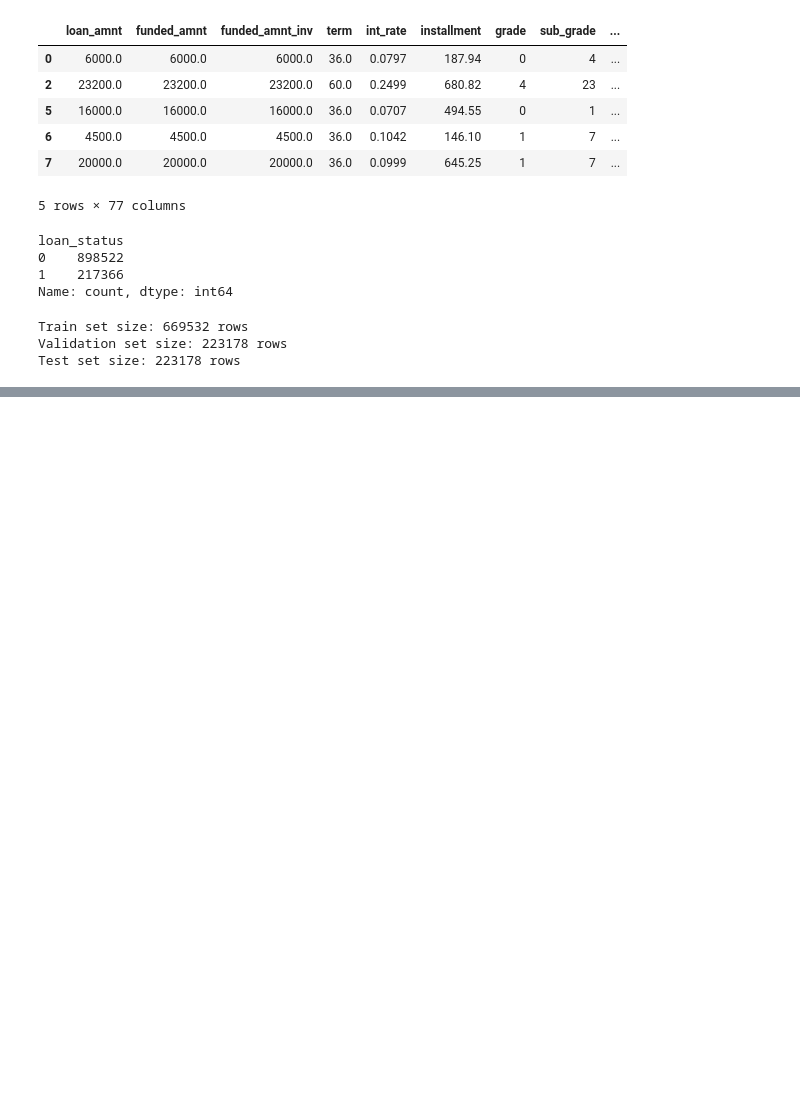
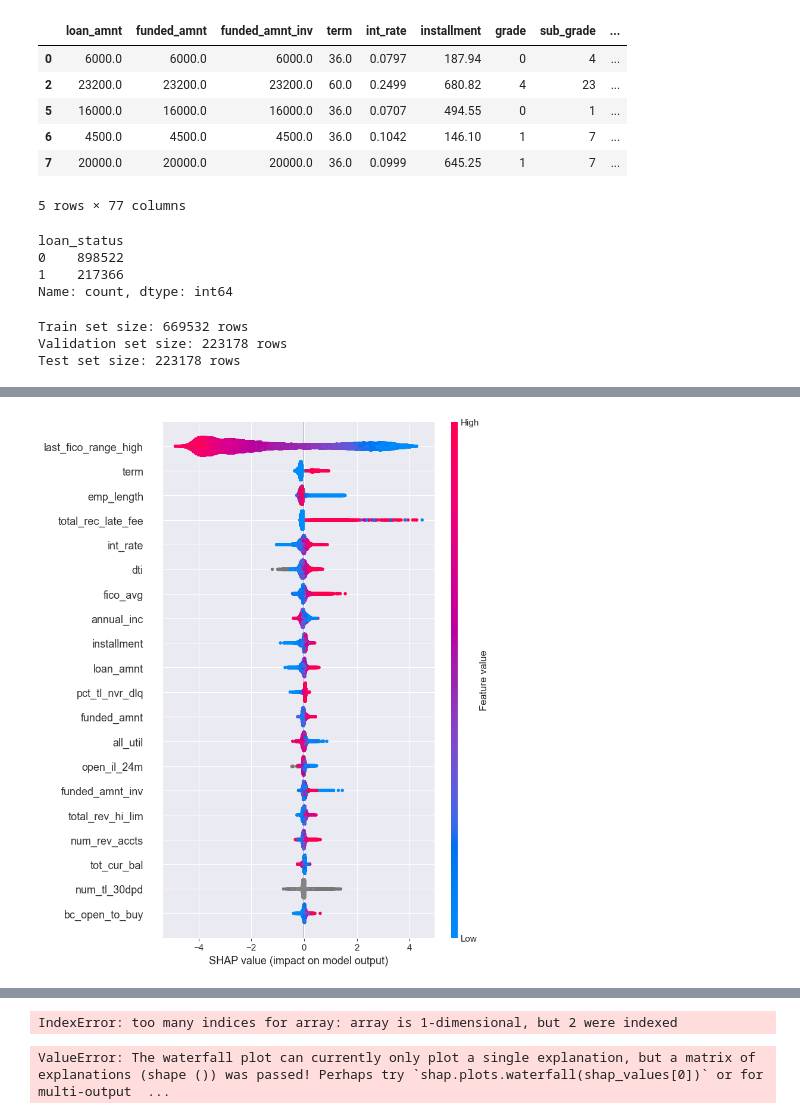
Before and after one commit to SNU-fintech-team-4/LendSure, a Jupyter notebook: Domain-team/loan_status_modeling_v2.ipynb, the cells around one changed output, grey strips where cells are left out. Drawn from its saved outputs; the diff is of its cells as text; code cells hidden in the pictures; blank space fills up the shorter version.

```diff
--- a/Domain-team/loan_status_modeling_v2.ipynb
+++ b/Domain-team/loan_status_modeling_v2.ipynb
@@ -532,0 +433,17 @@ XGBoostError: [12:50:09] C:\buildkite-agent\builds\buildkite-windows-cpu-autosca
+# %%
+import shap
+
+# TreeExplainer 생성 (XGBoost 모델에 특화됨)
+explainer = shap.TreeExplainer(model)
+
+# 테스트 데이터에 대해 SHAP 값 계산
+shap_values = explainer.shap_values(X_test)
+
+# SHAP summary plot 생성
+shap.summary_plot(shap_values, X_test, feature_names=X_test.columns)
+
+# 예시: 테스트 데이터셋의 첫 번째 샘플에 대한 force plot 생성
+shap.initjs()
+shap.force_plot(explainer.expected_value, shap_values[0][0,:], X_test.iloc[0,:])
+# %% [output]
+[figure, added]
@@ -532,0 +451,9 @@ XGBoostError: [12:50:09] C:\buildkite-agent\builds\buildkite-windows-cpu-autosca
+IndexError: too many indices for array: array is 1-dimensional, but 2 were indexed
+# %%
+# 예시: 테스트 데이터셋의 첫 번째 샘플에 대해 waterfall plot 생성
+# 최신 버전에서는 shap.waterfall_plot()을 사용할 수 있습니다.
+shap.waterfall_plot(shap.Explanation(values=shap_values[0][0],
+                                       base_values=explainer.expected_value,
+                                       data=X_test.iloc[0,:]))
+# %% [output]
+ValueError: The waterfall plot can currently only plot a single explanation, but a matrix of explanations (shape ()) was passed! Perhaps try `shap.plots.waterfall(shap_values[0])` or for multi-output  ...
```
Also changed, not shown: parts of 8 cells of this notebook, 27 other files.
